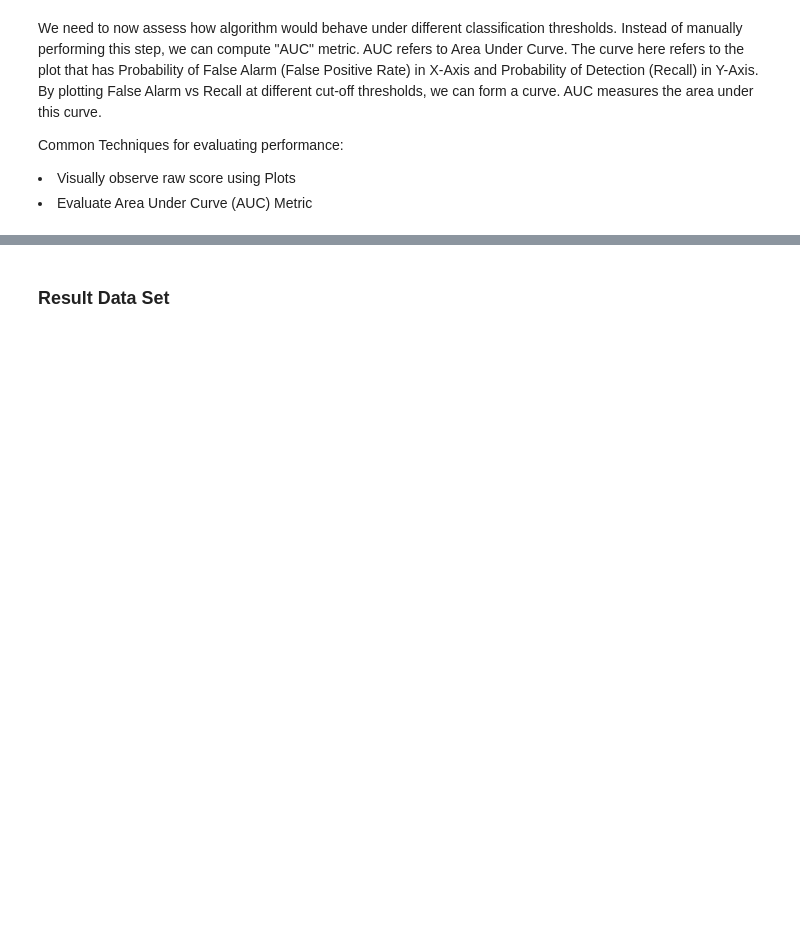
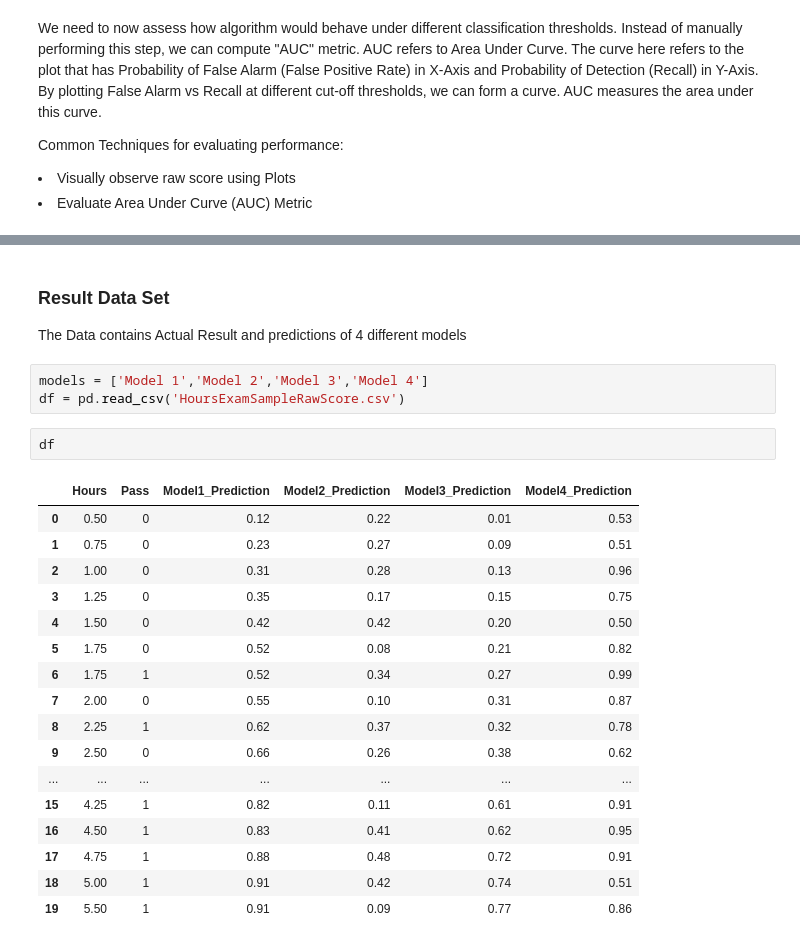
Before and after one commit to saravanankrishnarajan/SageMaker, a Jupyter notebook: Performance_Evaluation/binary_classifier_rawscore_evaluation.ipynb, the cells around one changed output, grey strips where cells are left out. Cells and saved outputs as stored; diff of their text form; blank space fills up the shorter version.

```diff
--- a/Performance_Evaluation/binary_classifier_rawscore_evaluation.ipynb
+++ b/Performance_Evaluation/binary_classifier_rawscore_evaluation.ipynb
@@ -20,2 +18,27 @@ Matplotlib is building the font cache; this may take a moment.
-# %% [markdown]
-### Result Data Set
+# %% [markdown]
+### Result Data Set
+
+The Data contains Actual Result and predictions of 4 different models
+# %%
+models = ['Model 1','Model 2','Model 3','Model 4']
+df = pd.read_csv('HoursExamSampleRawScore.csv')
+# %%
+df
+# %% [output]
+|  | Hours | Pass | Model1_Prediction | Model2_Prediction | Model3_Prediction | Model4_Prediction |
+| 0 | 0.50 | 0 | 0.12 | 0.22 | 0.01 | 0.53 |
+| 1 | 0.75 | 0 | 0.23 | 0.27 | 0.09 | 0.51 |
+| 2 | 1.00 | 0 | 0.31 | 0.28 | 0.13 | 0.96 |
+| 3 | 1.25 | 0 | 0.35 | 0.17 | 0.15 | 0.75 |
+| 4 | 1.50 | 0 | 0.42 | 0.42 | 0.20 | 0.50 |
+| 5 | 1.75 | 0 | 0.52 | 0.08 | 0.21 | 0.82 |
+| 6 | 1.75 | 1 | 0.52 | 0.34 | 0.27 | 0.99 |
+| 7 | 2.00 | 0 | 0.55 | 0.10 | 0.31 | 0.87 |
+| 8 | 2.25 | 1 | 0.62 | 0.37 | 0.32 | 0.78 |
+| 9 | 2.50 | 0 | 0.66 | 0.26 | 0.38 | 0.62 |
+| ... | ... | ... | ... | ... | ... | ... |
+| 15 | 4.25 | 1 | 0.82 | 0.11 | 0.61 | 0.91 |
+| 16 | 4.50 | 1 | 0.83 | 0.41 | 0.62 | 0.95 |
+| 17 | 4.75 | 1 | 0.88 | 0.48 | 0.72 | 0.91 |
+| 18 | 5.00 | 1 | 0.91 | 0.42 | 0.74 | 0.51 |
+| 19 | 5.50 | 1 | 0.91 | 0.09 | 0.77 | 0.86 |
```
Also changed, not shown: parts of 8 cells of this notebook, 1 other file.
